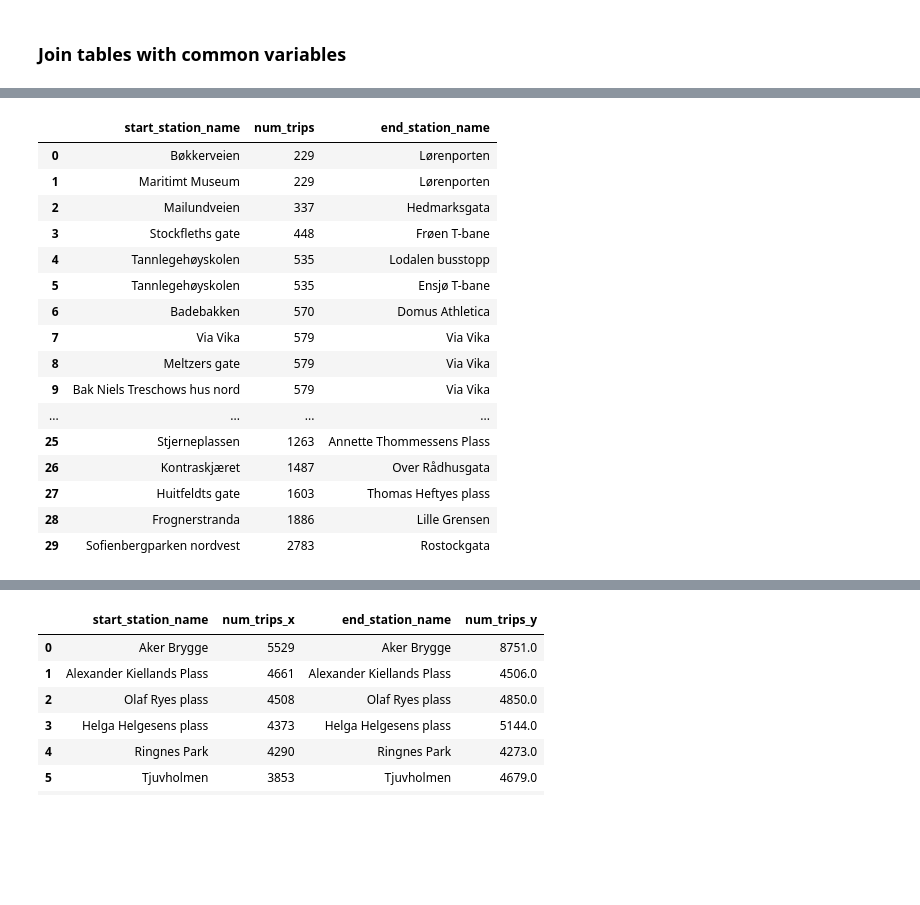
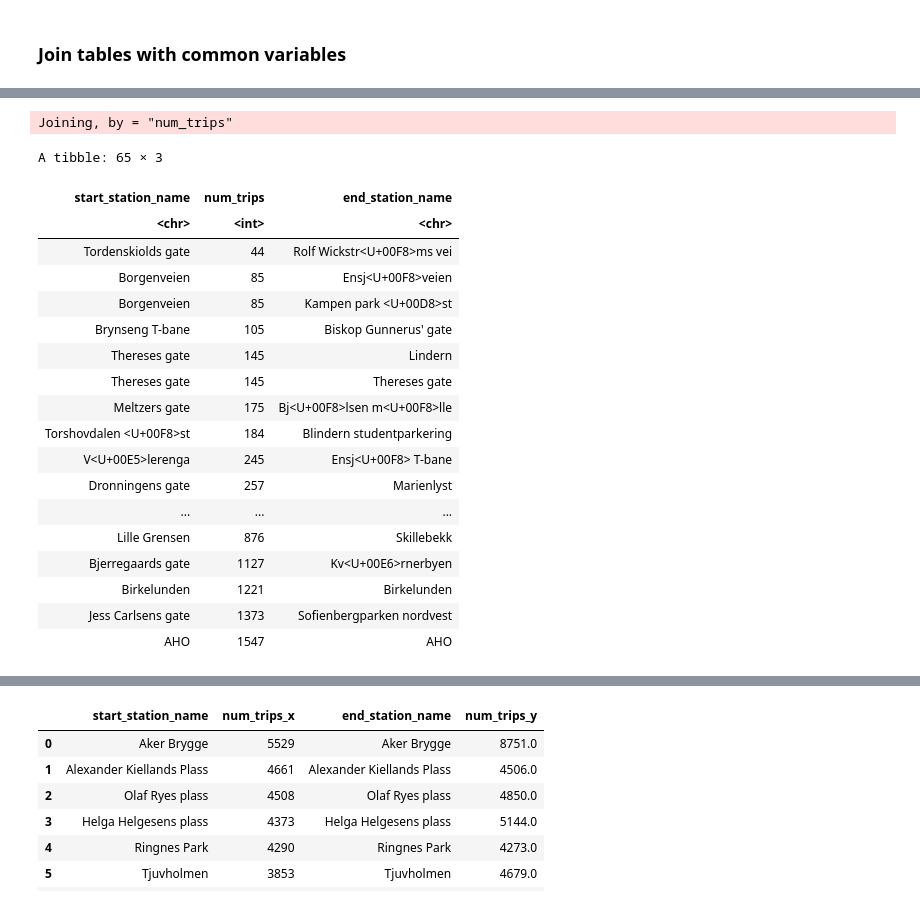
Before and after one commit to auroravoje/intro_data_processing, a Jupyter notebook: R/planR.ipynb, the cells around one changed output, grey strips where cells are left out. Drawn from its saved outputs; the diff is of its cells as text; code cells hidden in the pictures; blank space fills up the shorter version.

```diff
--- a/R/planR.ipynb
+++ b/R/planR.ipynb
@@ -1145,3 +1011,0 @@ memory usage: 16.5+ MB
-# %%
-trips = pd.read_csv("../data/09.csv", parse_dates=["started_at", "ended_at"])
-trips.info()
@@ -1233,14 +1156,6 @@ trips %>%
 # %%
-num_trips = trips %>%
+num_trips <- trips %>%
   group_by(start_station_name) %>%
   tally() %>%
   rename(num_trips=n) %>%
   arrange(desc(num_trips))
-
-
-#(
-#    trips.groupby("start_station_name")
-#    .size()
-#    .reset_index()
-#    .rename(columns={0: "num_trips"})
-#)
@@ -1274,11 +1190,3 @@ ERROR: Error in group_by(., start_station_name): object 'trips' not found
-# %%
-num_trips = (
-    trips.groupby("start_station_name")
-    .size()
-    .reset_index()
-    .rename(columns={0: "num_trips"})
-    .sort_values(by="num_trips")
-)
 # %% [markdown]
 ### Aggregations: sum, mean, median, first, count, ...
 # %%
@@ -1527,23 +1574,27 @@ num_trips_to
 # %%
-num_trips_from %>% inner_join(num_trips_to)
+num_trips_from %>%
+    inner_join(num_trips_to)
 # %% [output]
+Joining, by = "num_trips"
+A tibble: 65 × 3
-|  | start_station_name | num_trips | end_station_name |
-| 0 | Bøkkerveien | 229 | Lørenporten |
-| 1 | Maritimt Museum | 229 | Lørenporten |
-| 2 | Mailundveien | 337 | Hedmarksgata |
-| 3 | Stockfleths gate | 448 | Frøen T-bane |
-| 4 | Tannlegehøyskolen | 535 | Lodalen busstopp |
-| 5 | Tannlegehøyskolen | 535 | Ensjø T-bane |
-| 6 | Badebakken | 570 | Domus Athletica |
-| 7 | Via Vika | 579 | Via Vika |
-| 8 | Meltzers gate | 579 | Via Vika |
-| 9 | Bak Niels Treschows hus nord | 579 | Via Vika |
-| ... | ... | ... | ... |
-| 25 | Stjerneplassen | 1263 | Annette Thommessens Plass |
-| 26 | Kontraskjæret | 1487 | Over Rådhusgata |
-| 27 | Huitfeldts gate | 1603 | Thomas Heftyes plass |
-| 28 | Frognerstranda | 1886 | Lille Grensen |
-| 29 | Sofienbergparken nordvest | 2783 | Rostockgata |
+| start_station_name | num_trips | end_station_name |
+| <chr> | <int> | <chr> |
+| Tordenskiolds gate | 44 | Rolf Wickstr<U+00F8>ms vei |
+| Borgenveien | 85 | Ensj<U+00F8>veien |
+| Borgenveien | 85 | Kampen park <U+00D8>st |
+| Brynseng T-bane | 105 | Biskop Gunnerus' gate |
+| Thereses gate | 145 | Lindern |
+| Thereses gate | 145 | Thereses gate |
+| Meltzers gate | 175 | Bj<U+00F8>lsen m<U+00F8>lle |
+| Torshovdalen <U+00F8>st | 184 | Blindern studentparkering |
+| V<U+00E5>lerenga | 245 | Ensj<U+00F8> T-bane |
+| Dronningens gate | 257 | Marienlyst |
+| ... | ... | ... |
+| Lille Grensen | 876 | Skillebekk |
+| Bjerregaards gate | 1127 | Kv<U+00E6>rnerbyen |
+| Birkelunden | 1221 | Birkelunden |
+| Jess Carlsens gate | 1373 | Sofienbergparken nordvest |
+| AHO | 1547 | AHO |
 # %%
 num_trips_from %>%
   left_join(num_trips_to, by = c("start_station_name"="end_station_name")) %>%
```
Also changed, not shown: parts of 111 cells of this notebook, 2 other files.
